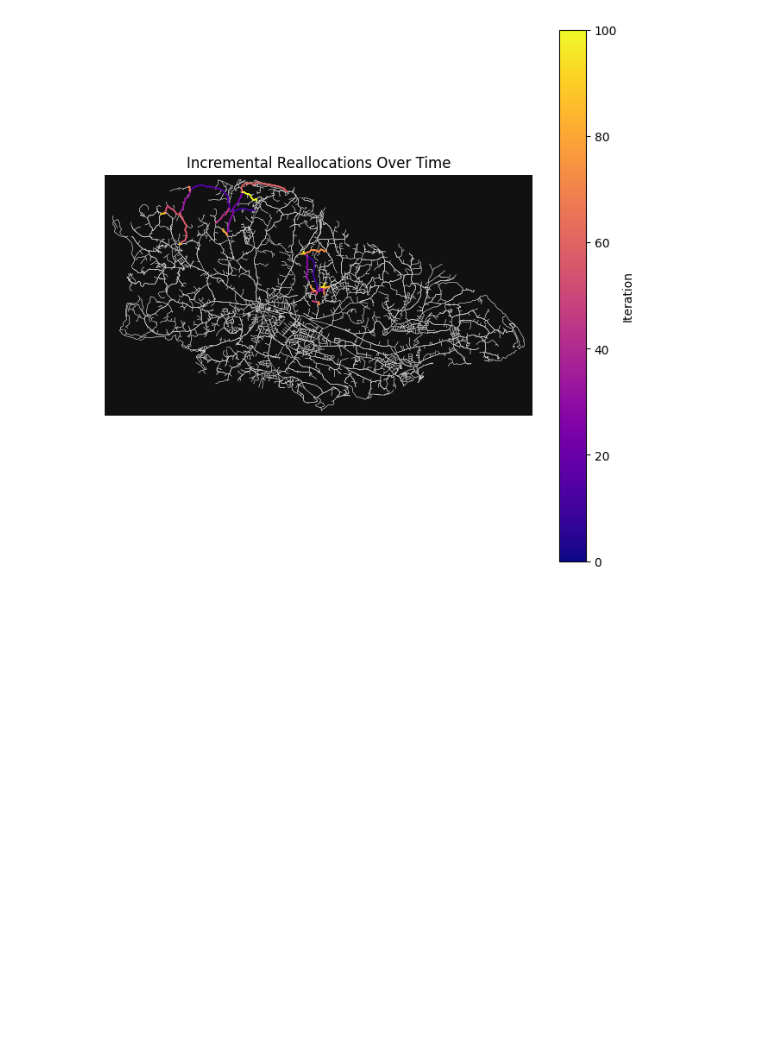
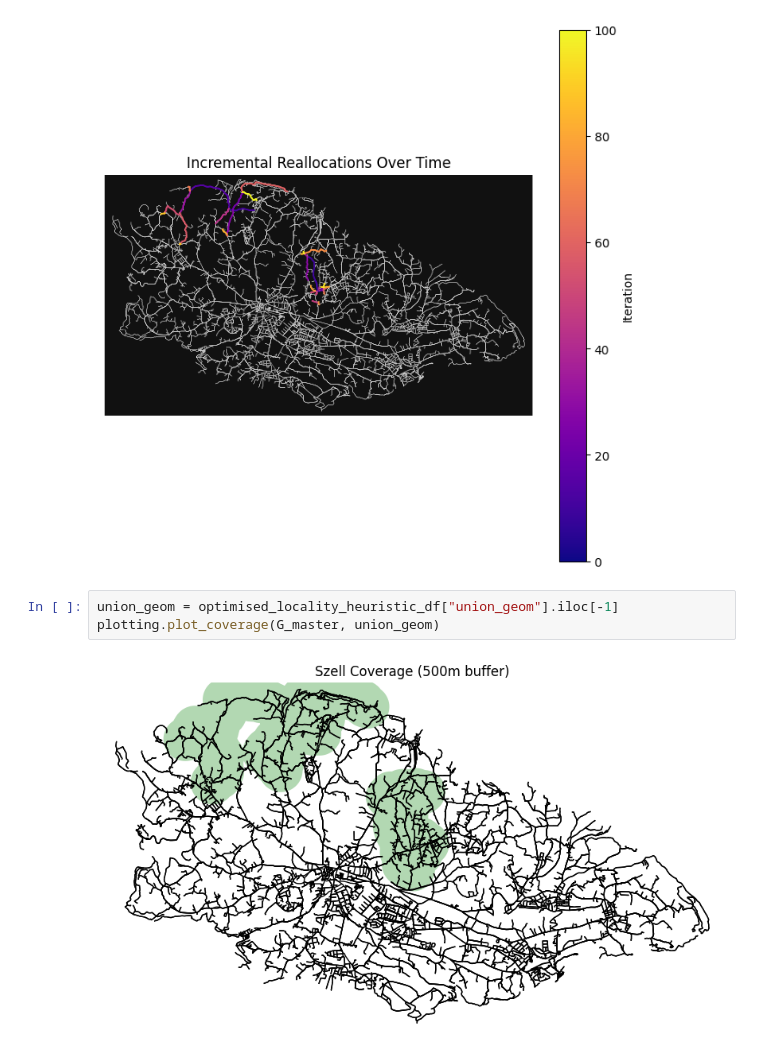
Before and after one commit to Matthew-Pirotta/FYP-OpenPaths, a Jupyter notebook: Code/main.ipynb, the cells around one changed output. Saved outputs shown, nothing was run; the diff lists cells and outputs as text; blank space fills up the shorter version.

Commit message:
coverage

```diff
--- a/Code/main.ipynb
+++ b/Code/main.ipynb
@@ -502,3 +502,8 @@ plotting.plot_snapshots(G_master, diff_log, num_snapshots=4, show_classification
 plotting.plot_network_evolution2(G_master, diff_log)
 # %% [output]
 [figure]
+# %%
+union_geom = optimised_locality_heuristic_df["union_geom"].iloc[-1]
+plotting.plot_coverage(G_master, union_geom)
+# %% [output]
+[figure, added]
```
Also changed, not shown: parts of 5 cells of this notebook, 2 other files.
